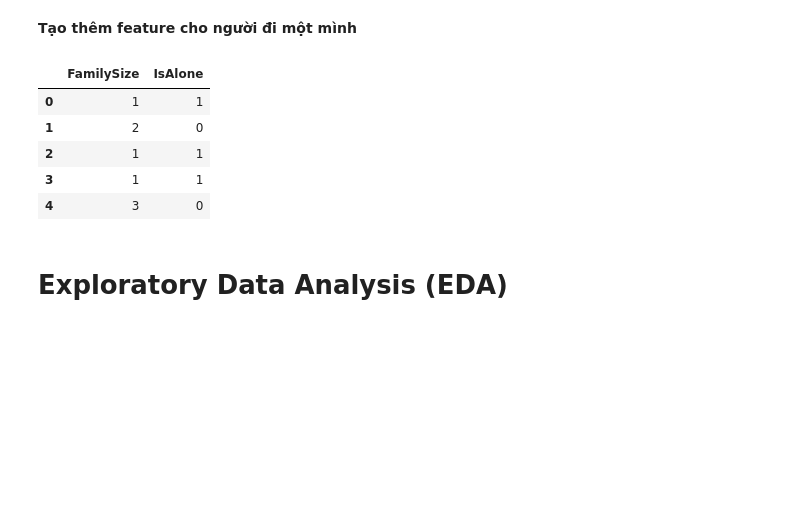
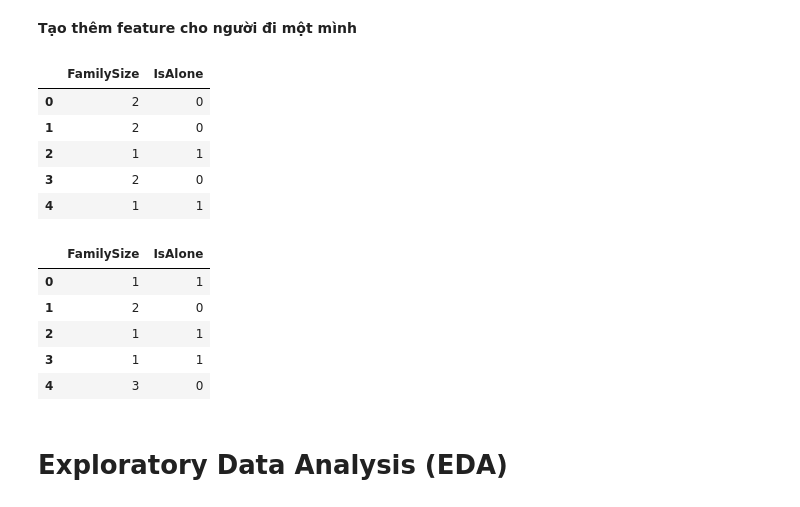
Before and after one commit to Phtzone/SGU25_KPDL_Group, a Jupyter notebook: Challange 1/titanic/titanic.ipynb, the cells around one changed output. Cells and saved outputs as stored; diff of their text form; code cells hidden in the pictures; blank space fills up the shorter version.

```diff
--- a/Challange 1/titanic/titanic.ipynb
+++ b/Challange 1/titanic/titanic.ipynb
@@ -195,8 +197,18 @@ Name: count, dtype: int64
 One-hot encode Deck để chuyển nhãn chữ cái thành nhiều cột nhị phân
 # %%
 deck_cols = pd.get_dummies(train_df['Deck'], prefix='Deck')
-train_df = pd.concat([train_df.drop(columns=['Deck', 'Cabin']),
-                      deck_cols], axis=1)
+train_df = pd.concat(
+    [train_df.drop(columns=['Deck'], errors='ignore'), deck_cols],
+    axis=1,
+)
+
+test_deck_cols = pd.get_dummies(test_df['Deck'], prefix='Deck')
+test_deck_cols = test_deck_cols.reindex(columns=deck_cols.columns, fill_value=0)
+
+test_df = pd.concat(
+    [test_df.drop(columns=['Deck'], errors='ignore'), test_deck_cols],
+    axis=1,
+)
 # %% [markdown]
 Kiểm tra lại sau khi thực hiện One-hot encode Desk
 # %%
@@ -213,12 +222,0 @@ train_df.filter(like='Deck_').head()
-# %%
-test_deck_cols = pd.get_dummies(test_df['Deck'], prefix='Deck')
-test_deck_cols = test_deck_cols.reindex(columns=deck_cols.columns, fill_value=0)
-test_df = pd.concat(
-    [
-        test_df.drop(columns=[c for c in ['Deck', 'Cabin'] if c in test_df.columns]),
-        test_deck_cols,
-    ],
-    axis=1,
-)
-
-test_df.filter(like='Deck_').head()
@@ -233,7 +224,9 @@ test_df.filter(like='Deck_').head()
 Xử lý missing values cho Embarked
 # %%
 most_freq_embarked = train_df['Embarked'].mode()[0]
-train_df.loc[train_df['Embarked'].isna(), 'Embarked'] = most_freq_embarked
+
+for dataset in (train_df, test_df):
+    dataset['Embarked'] = dataset['Embarked'].fillna(most_freq_embarked)
 # %% [markdown]
 Xử lý missing values cho Fare
 # %%
@@ -338,7 +344,9 @@ for df in (train_df, test_df):
 # %%
-title_cols = pd.get_dummies(train_df['Title'], prefix='Title')
-train_df = pd.concat([train_df.drop(columns='Title'), title_cols], axis=1)
+title_cols = pd.get_dummies(train_df["Title"], prefix="Title")
+train_df = pd.concat([train_df.drop(columns="Title"), title_cols], axis=1)
 
-test_title_cols = pd.get_dummies(test_df['Title'], prefix='Title') \
-                    .reindex(columns=title_cols.columns, fill_value=0)
-test_df = pd.concat([test_df.drop(columns='Title'), test_title_cols], axis=1)
+test_title_cols = pd.get_dummies(test_df["Title"], prefix="Title")
+test_title_cols = test_title_cols.reindex(columns=title_cols.columns, fill_value=0)
+test_df = pd.concat([test_df.drop(columns="Title"), test_title_cols], axis=1)
+
+train_df.filter(like="Title_").sum()
@@ -384,12 +390,19 @@ df['IsAlone'] = (df['FamilySize'] == 1).astype(int)
 # %%
-df[['FamilySize', 'IsAlone']].head()
+display(train_df[['FamilySize', 'IsAlone']].head())
+display(test_df[['FamilySize', 'IsAlone']].head())
 # %% [output]
 |  | FamilySize | IsAlone |
-| 0 | 1 | 1 |
+| 0 | 2 | 0 |
 | 1 | 2 | 0 |
 | 2 | 1 | 1 |
-| 3 | 1 | 1 |
-| 4 | 3 | 0 |
+| 3 | 2 | 0 |
+| 4 | 1 | 1 |
+|  | FamilySize | IsAlone |
+| 0 | 1 | 1 |
+| 1 | 2 | 0 |
+| 2 | 1 | 1 |
+| 3 | 1 | 1 |
+| 4 | 3 | 0 |
 # %% [markdown]
 # Exploratory Data Analysis (EDA)
 # %% [markdown]
```
Also changed, not shown: parts of 12 cells of this notebook.
